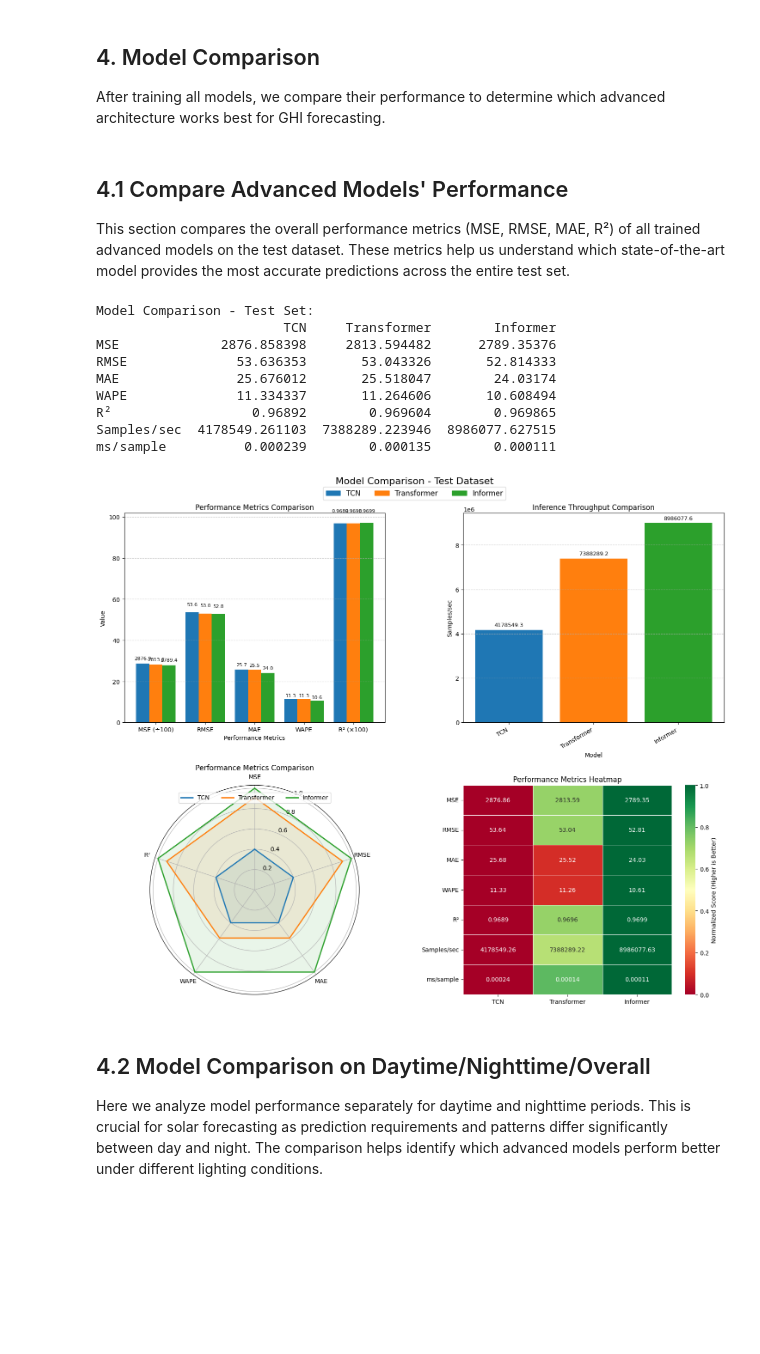
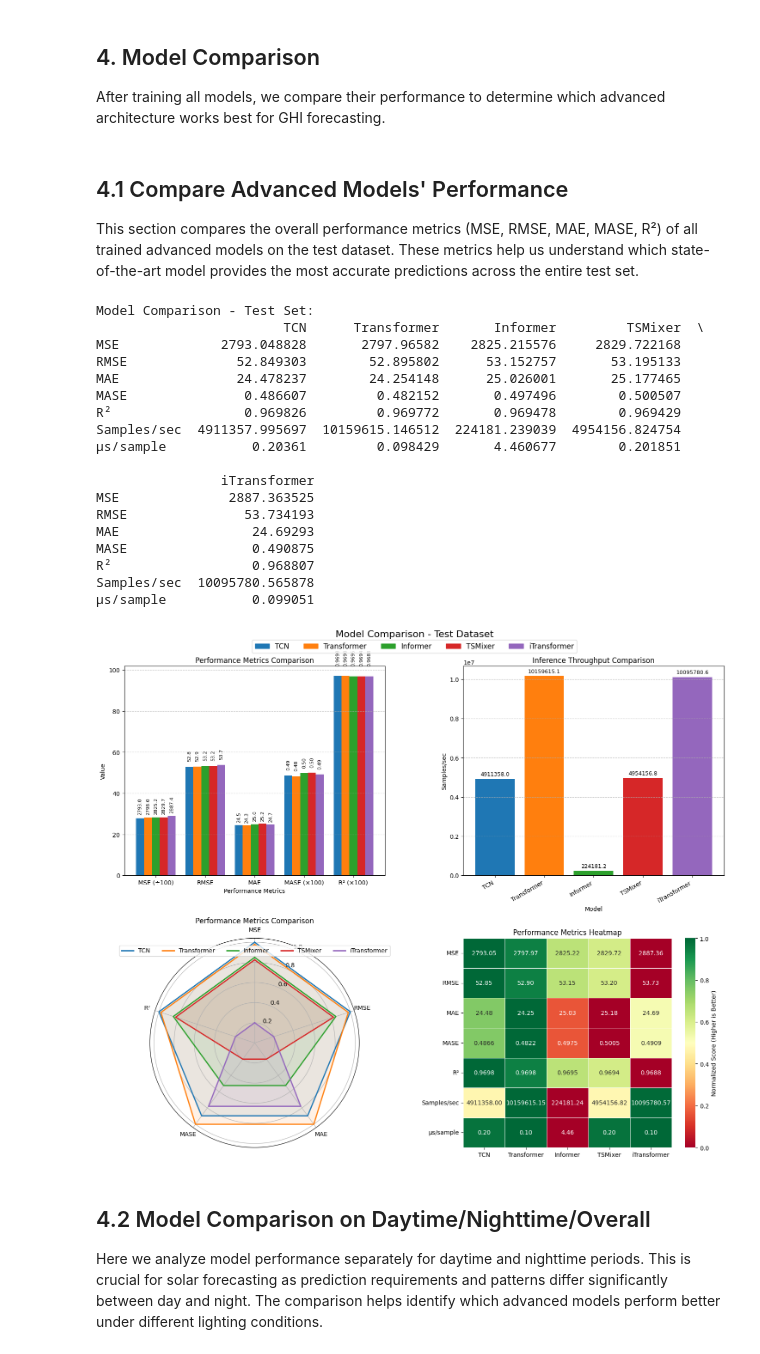
Before and after one commit to Tin-Hoang/EEEM073-Solar-Radiation, a Jupyter notebook: 3b_ai_modelling_advanced.ipynb, the cells around one changed output. Cells and saved outputs as stored; diff of their text form; code cells hidden in the pictures; blank space fills up the shorter version.

```diff
--- a/3b_ai_modelling_advanced.ipynb
+++ b/3b_ai_modelling_advanced.ipynb
@@ -306,6 +314,7 @@ def run_experiment_pipeline(model, train_loader, val_loader, test_loader, model_
             lr=lr,
             target_scaler=scalers[f'{TARGET_VARIABLE}_scaler'],
             config=CONFIG,
+            device=device,
             debug_mode=DEBUG_MODE,
         )
         training_plot = plot_training_history(history, model_name=model_name)
@@ -316,6 +325,7 @@ def run_experiment_pipeline(model, train_loader, val_loader, test_loader, model_
             test_loader,
             scalers[f'{TARGET_VARIABLE}_scaler'],
             model_name=f"{model_name} - Test",
+            device=device,
             debug_mode=DEBUG_MODE,
         )
         test_plot = plot_evaluation_metrics(test_metrics, model_name=f"{model_name} - Test")
@@ -352,6 +362,7 @@ def run_experiment_pipeline(model, train_loader, val_loader, test_loader, model_
                     "rmse": test_metrics["rmse"] if test_metrics else None,
                     "mae": test_metrics["mae"] if test_metrics else None,
                     "r2": test_metrics["r2"] if test_metrics else None,
+                    "mase": test_metrics["mase"] if test_metrics else None,
                 }
             },
             temporal_features=all_temporal_features,
@@ -400,9 +411,9 @@ from models.tcn import TCNModel
 tcn_model = TCNModel(
     input_dim=temporal_dim,
     static_dim=static_dim,
-    num_channels=[64, 128, 128, 64],  # Number of channels in each layer
+    num_channels=[32, 64, 64, 32],    # Number of channels in each layer
     kernel_size=3,                    # Size of the convolutional kernel
-    dropout=0.2,                      # Dropout rate
+    dropout=0.1,                      # Dropout rate
 ).to(device)
 
 # Print the model
@@ -722,0 +818,18 @@ Epoch 5/30 | Train Loss: 4626.7871, Train MAE: 37.1429 | Val Loss: 3211.1060, Va
+# %%
+from models.itransformer import iTransformerModel
+
+# Create iTransformer model
+itransformer_model = iTransformerModel(
+    input_dim=temporal_dim,           # Number of input features
+    static_dim=static_dim,            # Number of static features
+    d_model=128,                      # Model dimension
+    n_heads=4,                        # Number of attention heads
+    e_layers=1,                       # Number of encoder layers
+    d_ff=256,                         # Dimension of feedforward network
+    dropout=0.1,                      # Dropout rate
+    lookback=LOOKBACK,                # Historical sequence length
+    pred_len=1                        # Prediction length
+).to(device)
+
+# Print the model
+print_model_info(itransformer_model, temporal_features.shape, static_features.shape)
@@ -722,0 +854,14 @@ Epoch 5/30 | Train Loss: 4626.7871, Train MAE: 37.1429 | Val Loss: 3211.1060, Va
+# %%
+model_name = "iTransformer"
+
+# Train the iTransformer model
+itransformer_history, itransformer_val_metrics, itransformer_test_metrics = run_experiment_pipeline(
+    itransformer_model,
+    train_loader,
+    val_loader,
+    test_loader,
+    model_name=model_name,
+    epochs=N_EPOCHS,
+    patience=PATIENCE,
+    lr=LR
+)
@@ -727,48 +919,59 @@ After training all models, we compare their performance to determine which advan
 # %% [markdown]
 ## 4.1 Compare Advanced Models' Performance
 
-This section compares the overall performance metrics (MSE, RMSE, MAE, R²) of all trained advanced models
+This section compares the overall performance metrics (MSE, RMSE, MAE, MASE, R²) of all trained advanced models
 on the test dataset. These metrics help us understand which state-of-the-art model provides the most
 accurate predictions across the entire test set.
 # %%
 from utils.plot_utils import compare_models
 
 # Create a dictionary of model metrics
 model_metrics = {
     'TCN': tcn_test_metrics,
     'Transformer': transformer_test_metrics,
-    'Informer': informer_test_metrics
+    'Informer': informer_test_metrics,
+    'TSMixer': tsmixer_test_metrics,
+    'iTransformer': itransformer_test_metrics
 }
 # Drop the 'y_pred' and 'y_true' keys from the model metrics
 for model in model_metrics:
     model_metrics[model].pop('y_pred', None)
     model_metrics[model].pop('y_true', None)
     model_metrics[model].pop('nighttime_mask', None)
 
 # Save model metrics to a json file for later use
 timestamp = datetime.now().strftime("%Y%m%d_%H%M%S")
 json_file_path = f'plots/advanced_model_metrics_{timestamp}.json'
 # Fix TypeError: Object of type float32 is not JSON serializable
 for model in model_metrics:
     for key, value in model_metrics[model].items():
         if isinstance(value, np.float32):
             model_metrics[model][key] = float(value)
 with open(json_file_path, 'w') as f:
     json.dump(model_metrics, f)
 
 # Compare model performance on test set
 fig = compare_models(model_metrics, dataset_name='Test')
 # %% [output]
 Model Comparison - Test Set:
-                        TCN     Transformer        Informer
-MSE             2876.858398     2813.594482      2789.35376
-RMSE              53.636353       53.043326       52.814333
-MAE               25.676012       25.518047        24.03174
-WAPE              11.334337       11.264606       10.608494
-R²                  0.96892        0.969604        0.969865
-Samples/sec  4178549.261103  7388289.223946  8986077.627515
-ms/sample          0.000239        0.000135        0.000111
+                        TCN      Transformer       Informer         TSMixer  \
+MSE             2793.048828       2797.96582    2825.215576     2829.722168
+RMSE              52.849303        52.895802      53.152757       53.195133
+MAE               24.478237        24.254148      25.026001       25.177465
+MASE               0.486607         0.482152       0.497496        0.500507
+R²                 0.969826         0.969772       0.969478        0.969429
+Samples/sec  4911357.995697  10159615.146512  224181.239039  4954156.824754
+μs/sample           0.20361         0.098429       4.460677        0.201851
+
+                iTransformer
+MSE              2887.363525
+RMSE               53.734193
+MAE                 24.69293
+MASE                0.490875
+R²                  0.968807
+Samples/sec  10095780.565878
+μs/sample           0.099051
-[figure, old version]
+[figure, new version]
 # %% [markdown]
 ## 4.2 Model Comparison on Daytime/Nighttime/Overall
 
```
Also changed, not shown: parts of 21 cells of this notebook, 1 other file.
